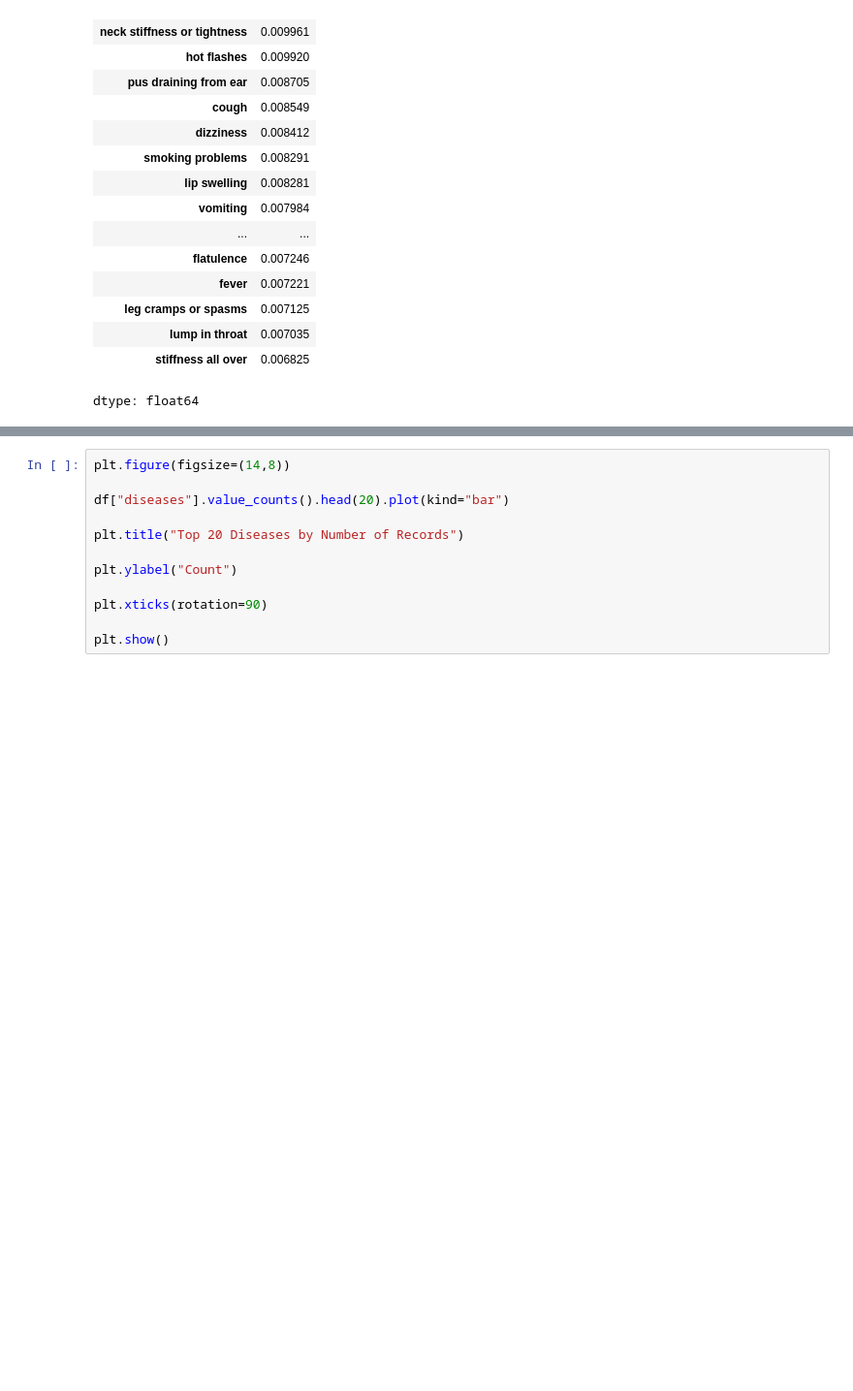
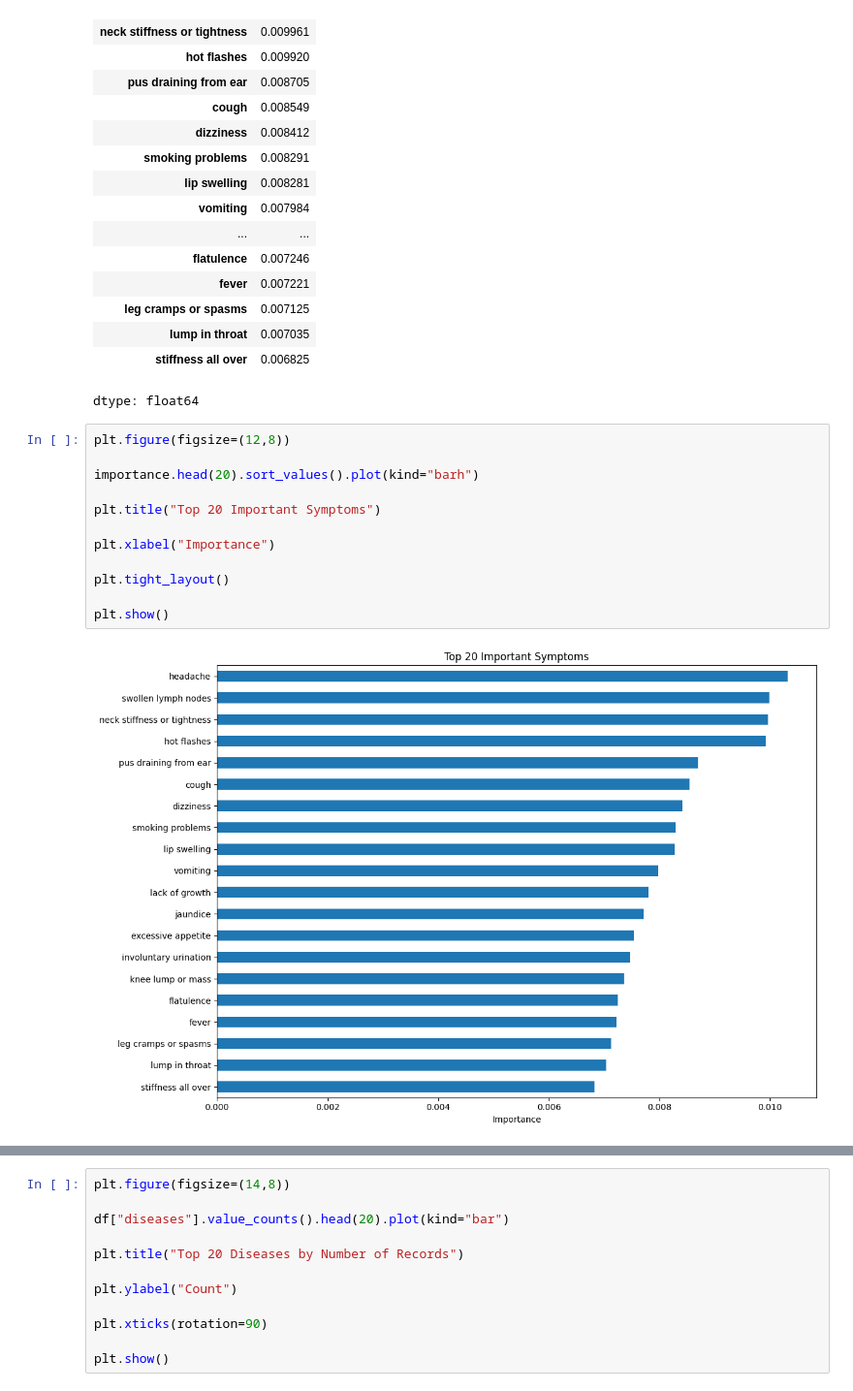
Before and after one commit to GKSJ-AI-CliniScan/MedAssistAI, a Jupyter notebook: backend/ml/notebooks/Model_creation.ipynb, the cells around one changed output, grey strips where cells are left out. Shown at 97% size. Cells and saved outputs as stored; diff of their text form; blank space fills up the shorter version.

```diff
--- a/backend/ml/notebooks/Model_creation.ipynb
+++ b/backend/ml/notebooks/Model_creation.ipynb
@@ -494,3 +473,17 @@ importance.head(20)
 | lump in throat | 0.007035 |
 | stiffness all over | 0.006825 |
 dtype: float64
+# %%
+plt.figure(figsize=(12,8))
+
+importance.head(20).sort_values().plot(kind="barh")
+
+plt.title("Top 20 Important Symptoms")
+
+plt.xlabel("Importance")
+
+plt.tight_layout()
+
+plt.show()
+# %% [output]
+[figure, added]
```
Also changed, not shown: parts of 4 cells of this notebook, 5 other files.
